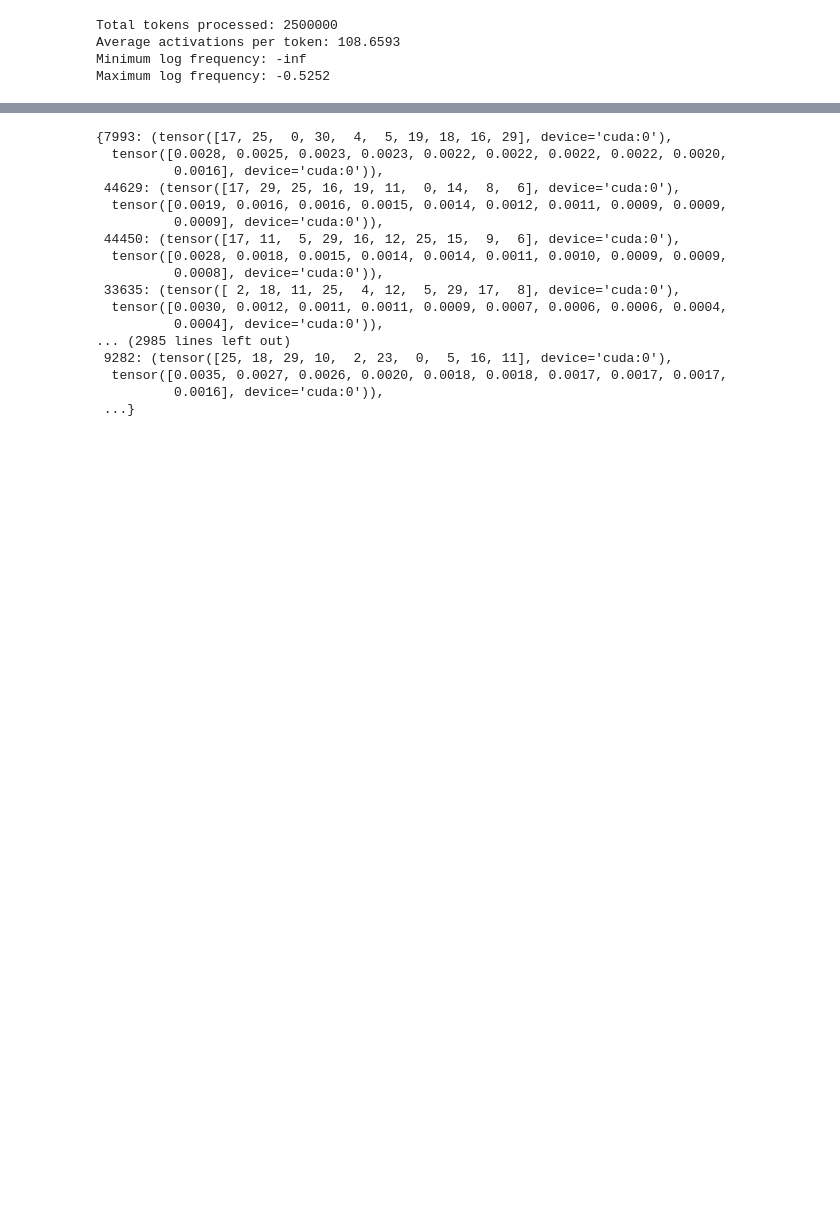
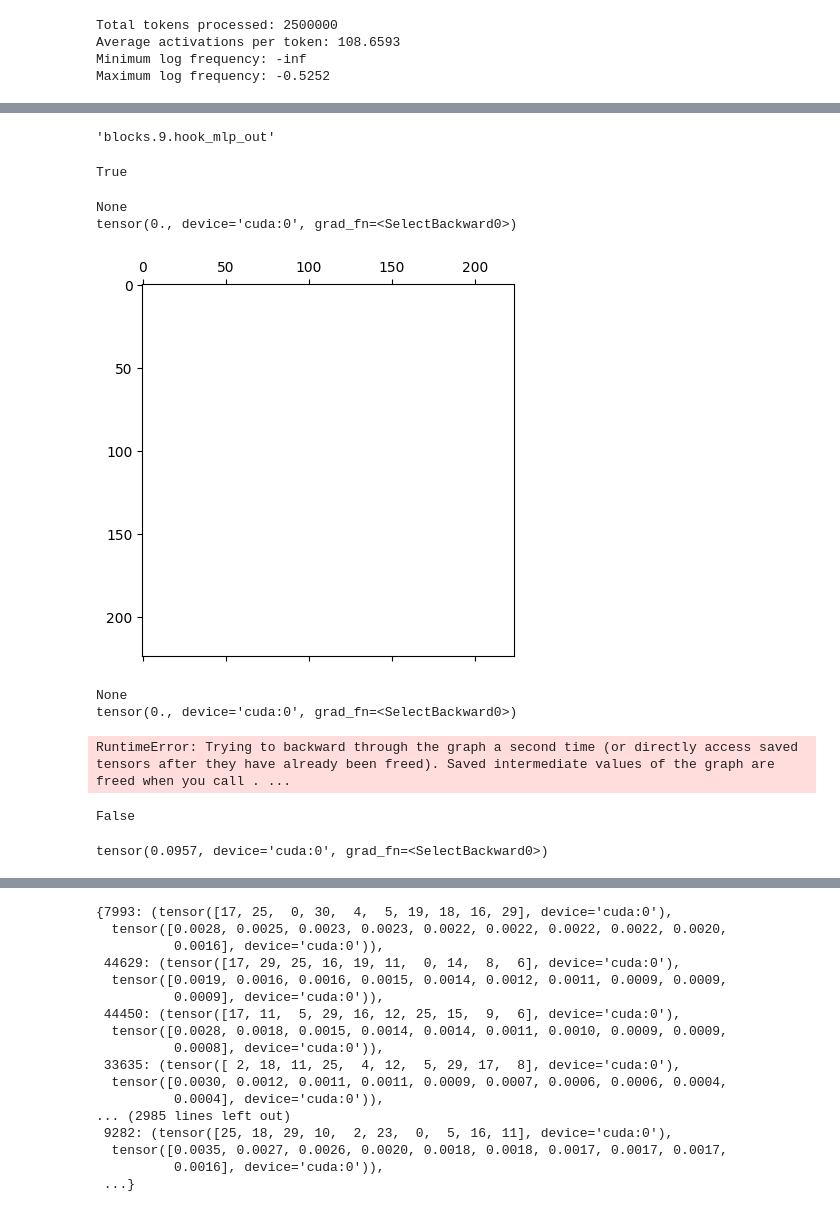
Before and after one commit to soniajoseph/ViT-Prisma, a Jupyter notebook: src/vit_prisma/sae/evals/feature_grad_ascent_maximally_activ_tokens.ipynb, the cells around one changed output, grey strips where cells are left out. Cells and saved outputs as stored; diff of their text form; code cells hidden in the pictures; blank space fills up the shorter version.

```diff
--- a/src/vit_prisma/sae/evals/feature_grad_ascent_maximally_activ_tokens.ipynb
+++ b/src/vit_prisma/sae/evals/feature_grad_ascent_maximally_activ_tokens.ipynb
@@ -378,0 +379,68 @@ example_image = nn.Parameter(torch.zeros((3, 224, 224)))
+# %%
+sparse_autoencoder.cfg.hook_point
+# %% [output]
+'blocks.9.hook_mlp_out'
+# %%
+import torch.nn as nn
+import torch.nn.functional as F
+import torch.optim as optim
+
+example_image = nn.Parameter(torch.ones((3, 224, 224)))
+example_image.requires_grad
+# %% [output]
+True
+# %%
+# a dict to store the activations
+activations = {}
+def getActivation(name):
+    # the hook signature
+    def hook(model, input, output):
+        activations[name] = output.detach()
+    return hook
+
+h = model.blocks[9].hook_mlp_out.register_forward_hook(getActivation("uhhh"))
+# %%
+# activations['uhhh'].shape
+max_samples = cfg.eval_max
+
+encoder_biases = sparse_autoencoder.b_enc[interesting_features_indices]
+encoder_weights = sparse_autoencoder.W_enc[:, interesting_features_indices]
+# %%
+import matplotlib.pyplot as plt
+import numpy as np
+
+model.eval()
+steps = 100
+for i in range(steps):
+    model.zero_grad()
+    print(example_image.grad)
+    res = model(example_image[None,:,:,:].cuda())
+    layer_activations = activations['uhhh']
+    batch_size, seq_len, _ = layer_activations.shape
+    flattened_activations = einops.rearrange(layer_activations, "batch seq d_mlp -> (batch seq) d_mlp")
+
+    sae_input = flattened_activations - sparse_autoencoder.b_dec
+    feature_activations = einops.einsum(sae_input, encoder_weights, "... d_in, d_in n -> ... n") + encoder_biases
+    feature_activations = torch.nn.functional.relu(feature_activations)
+
+    print(feature_activations[0][-1])
+    feature_activations[0][-1].backward()
+    plt.matshow(example_image.detach().cpu().permute(1,2,0).numpy())
+
+    plt.show()
+    example_image.requires_grad_(True)
+# %% [output]
+None
+tensor(0., device='cuda:0', grad_fn=<SelectBackward0>)
+[figure, added]
+None
+tensor(0., device='cuda:0', grad_fn=<SelectBackward0>)
+RuntimeError: Trying to backward through the graph a second time (or directly access saved tensors after they have already been freed). Saved intermediate values of the graph are freed when you call . ...
+# %%
+model.training
+# %% [output]
+False
+# %%
+feature_activations[0][-1]
+# %% [output]
+tensor(0.0957, device='cuda:0', grad_fn=<SelectBackward0>)
```
Also changed, not shown: parts of 12 cells of this notebook.
